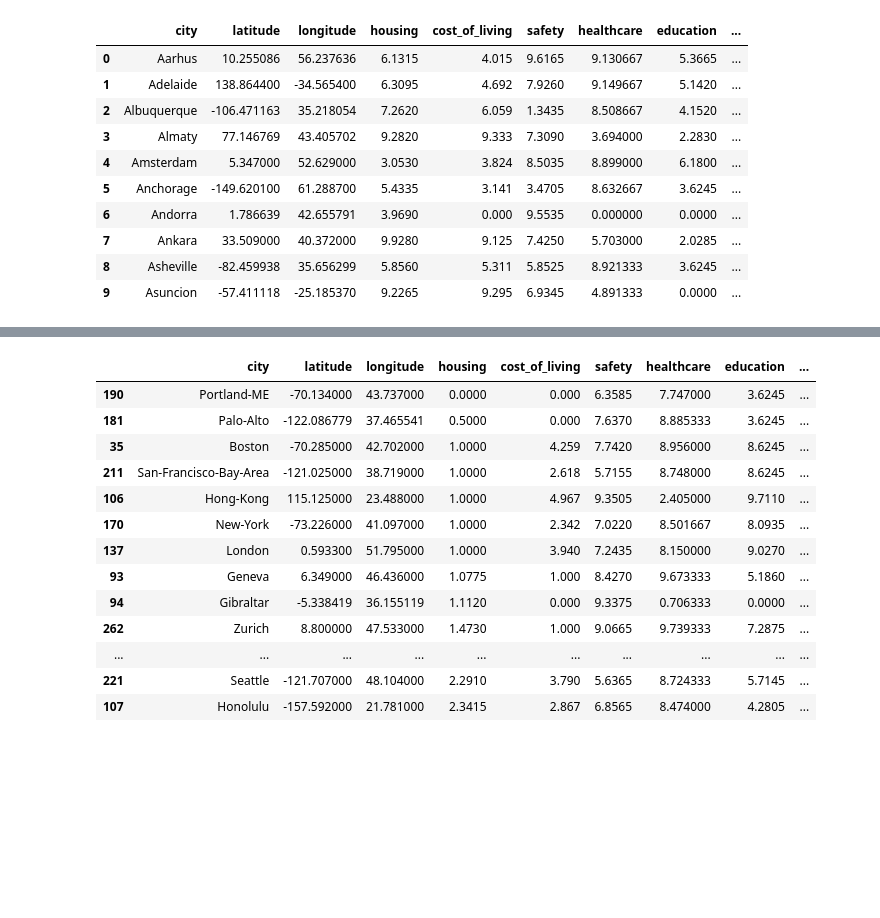
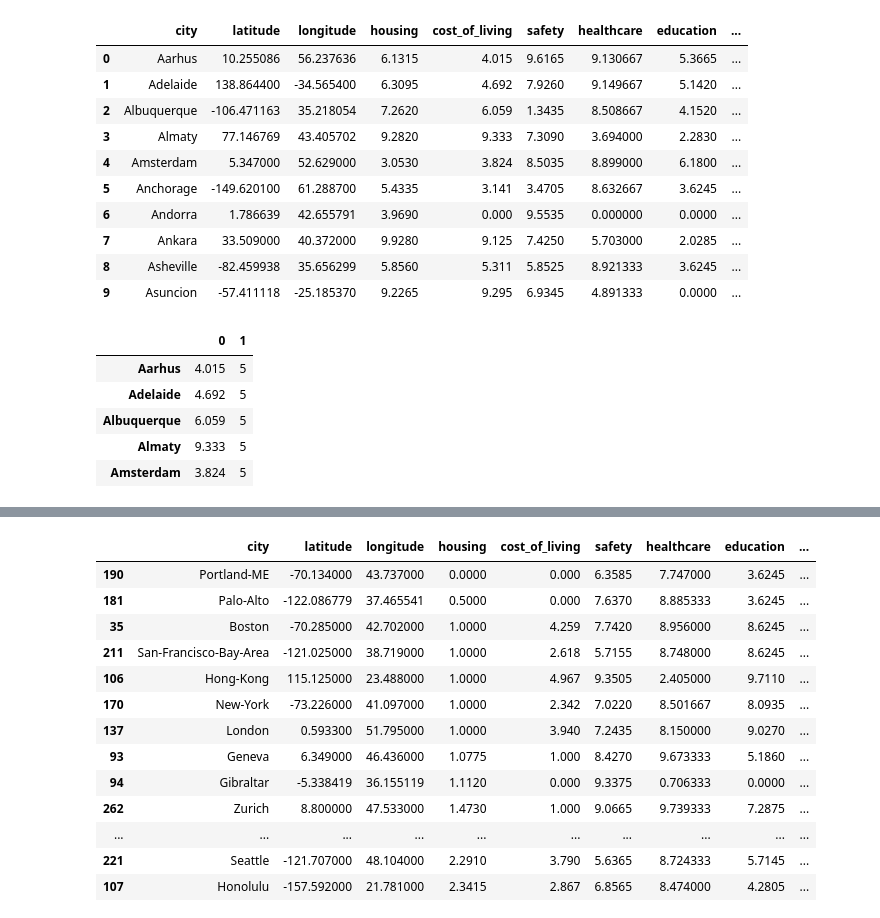
Before and after one commit to rdhuper/Project_Group_6, a Jupyter notebook: Christina/Teleport_API_City_Collection.ipynb, the cells around one changed output, grey strips where cells are left out. Saved outputs shown, nothing was run; the diff lists cells and outputs as text; code cells hidden in the pictures; blank space fills up the shorter version.

```diff
--- a/Christina/Teleport_API_City_Collection.ipynb
+++ b/Christina/Teleport_API_City_Collection.ipynb
@@ -234,3 +249,18 @@ city_data.head(10)
 | 7 | Ankara | 33.509000 | 40.372000 | 9.9280 | 9.125 | 7.4250 | 5.703000 | 2.0285 | ... |
 | 8 | Asheville | -82.459938 | 35.656299 | 5.8560 | 5.311 | 5.8525 | 8.921333 | 3.6245 | ... |
 | 9 | Asuncion | -57.411118 | -25.185370 | 9.2265 | 9.295 | 6.9345 | 4.891333 | 0.0000 | ... |
+# %%
+# Observed data in a (hypothetical) survey of 263 cities
+observed = pd.Series(cost_of_living, index=processed_cities)
+# Create a data frame
+# DataFrame.T - Transpose index and columns.
+df = pd.DataFrame([observed]).T
+df[1] = 5
+df.head(5)
+# %% [output]
+|  | 0 | 1 |
+| Aarhus | 4.015 | 5 |
+| Adelaide | 4.692 | 5 |
+| Albuquerque | 6.059 | 5 |
+| Almaty | 9.333 | 5 |
+| Amsterdam | 3.824 | 5 |
```
Also changed, not shown: parts of 13 cells of this notebook, 1 other file.
